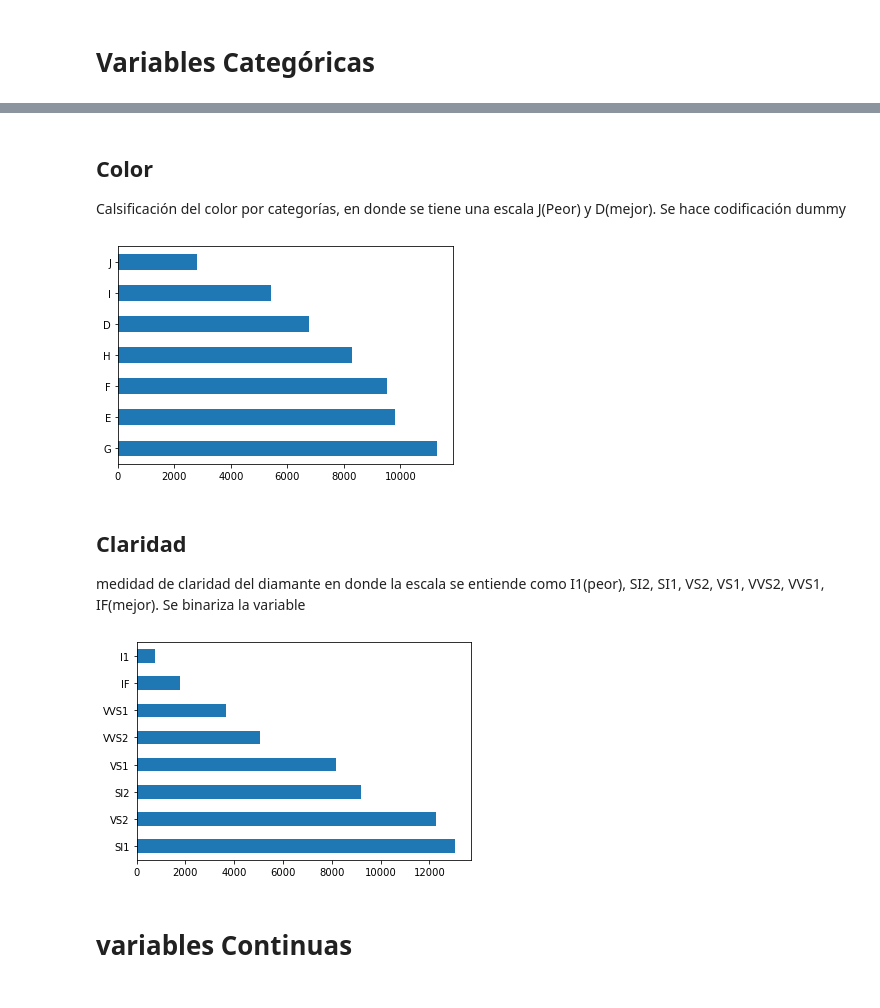
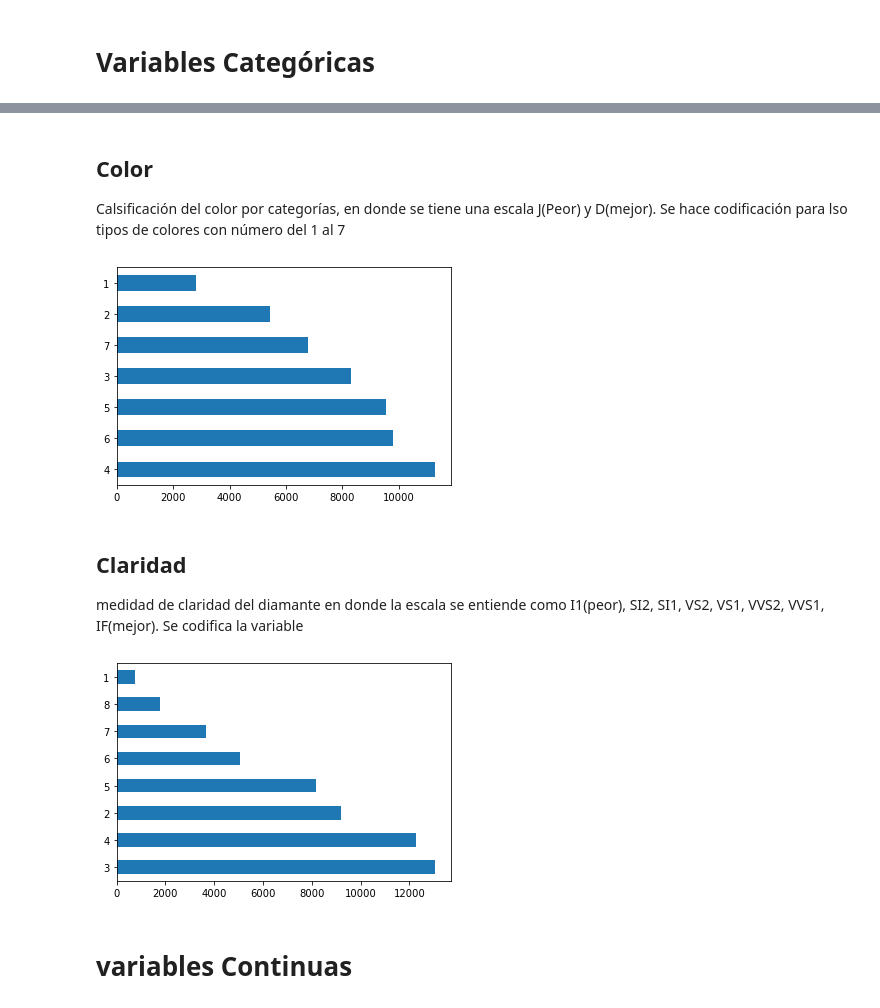
Before and after one commit to jomen93/PruebaCientificoDeDatos, a Jupyter notebook: Prueba.ipynb, the cells around one changed output, grey strips where cells are left out. Saved outputs shown, nothing was run; the diff lists cells and outputs as text; code cells hidden in the pictures.

```diff
--- a/Prueba.ipynb
+++ b/Prueba.ipynb
@@ -51,0 +67,4 @@ dtype: int64
+# %%
+data = data.drop(data.loc[(data["x"] == 0) & (data["x"] < 0)].index)
+data = data.drop(data.loc[(data["y"] == 0) & (data["y"] < 0)].index)
+data = data.drop(data.loc[(data["z"] == 0) & (data["z"] < 0)].index)
@@ -68,0 +83,12 @@ X = pd.get_dummies(data["cut"])
+# %%
+# Se usa un diccionario para relacionar la nueva codificacion
+new_cut = {"Fair":1,
+           "Good":2,
+           "Very Good":3,
+           "Premium":4,
+           "Ideal":5
+          }
+data["cut"] = data["cut"].map(new_cut)
+
+data["cut"].value_counts().plot.barh()
+X = data["cut"]
@@ -69,21 +97,44 @@ X = pd.get_dummies(data["cut"])
 # %% [markdown]
 ## Color
 
-Calsificación del color por categorías, en donde se tiene una escala J(Peor) y  D(mejor). Se hace codificación dummy
+Calsificación del color por categorías, en donde se tiene una escala J(Peor) y  D(mejor). Se hace codificación para lso tipos de colores con número del 1 al 7
 # %%
+new_color = {"J":1,
+             "I":2,
+             "H":3,
+             "G":4,
+             "F":5,
+             "E":6,
+             "D":7
+            }
+
+data["color"] = data["color"].map(new_color)
+
 data["color"].value_counts().plot.barh()
-X = pd.concat([X, pd.get_dummies(data["color"])], axis=1)
+X = pd.concat([X, data["color"]], axis=1)
 # %% [output]
-[figure, old version]
+[figure, new version]
 # %% [markdown]
 ## Claridad
 
-medidad de claridad del diamante en donde la escala se entiende como I1(peor), SI2, SI1, VS2, VS1, VVS2, VVS1, IF(mejor). Se binariza la variable
+medidad de claridad del diamante en donde la escala se entiende como I1(peor), SI2, SI1, VS2, VS1, VVS2, VVS1, IF(mejor). Se codifica la variable
 # %%
+new_clarity = {"I1":1,
+               "SI2":2,
+               "SI1":3,
+               "VS2":4,
+               "VS1":5,
+               "VVS2":6,
+               "VVS1":7,
+               "IF":8,
+              }
+
+data["clarity"] = data["clarity"].map(new_clarity)
+
 data["clarity"].value_counts().plot.barh()
-X = pd.concat([X, pd.get_dummies(data["clarity"])], axis=1)
+X = pd.concat([X, data["clarity"]], axis=1)
 # %% [output]
-[figure, old version]
+[figure, new version]
 # %% [markdown]
 # variables Continuas
 # %% [markdown]
```
Also changed, not shown: parts of 31 cells of this notebook.
